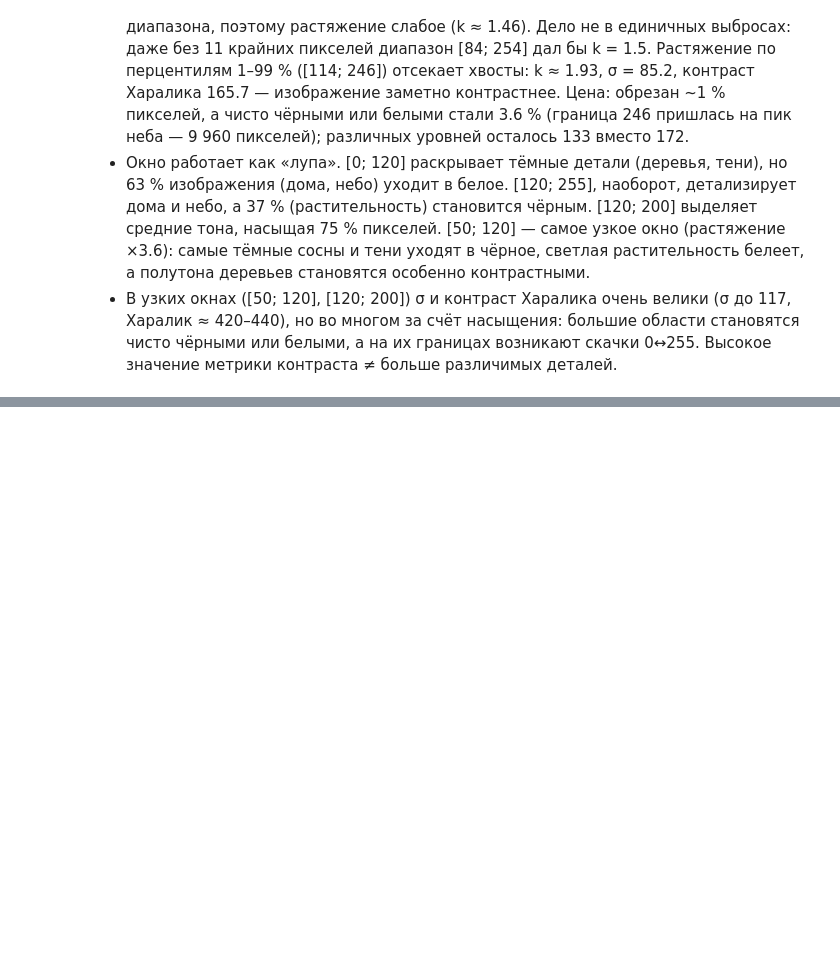
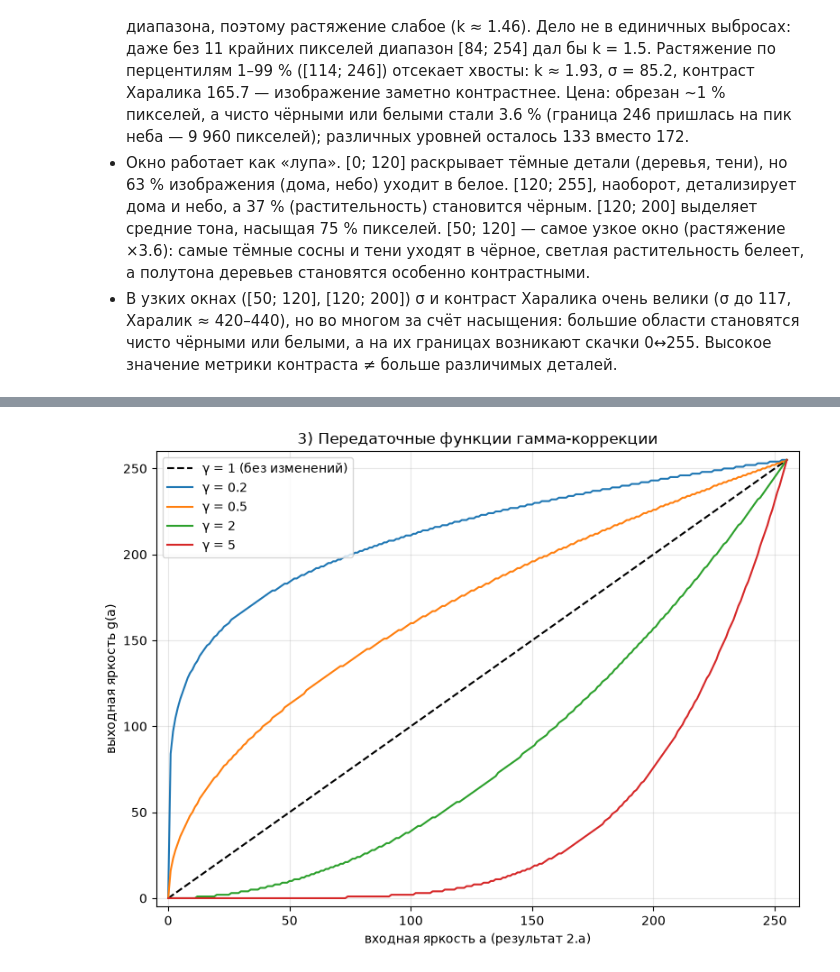
Before and after one commit to forbxpg/cv, a Jupyter notebook: lab1.ipynb, the cells around one changed output, grey strips where cells are left out. Cells and saved outputs as stored; diff of their text form; code cells hidden in the pictures; blank space fills up the shorter version.

```diff
--- a/lab1.ipynb
+++ b/lab1.ipynb
@@ -537,0 +584,19 @@ window совпадает с skimage.exposure.rescale_intensity для min-max,
+# %%
+levels = np.arange(P, dtype=np.uint8)
+fig, ax = plt.subplots(figsize=(8, 6))
+ax.plot(levels, levels, "k--", label="γ = 1 (без изменений)")
+for g in GAMMAS:
+    ax.plot(levels, window(levels, 0, P - 1, gamma=g), label=f"γ = {g}")
+# поля по краям, чтобы концы кривых не сливались с рамкой
+ax.set_xlim(-5, P + 4)
+ax.set_ylim(-5, P + 4)
+ax.set_xlabel("входная яркость a (результат 2.а)")
+ax.set_ylabel("выходная яркость g(a)")
+ax.set_title("3) Передаточные функции гамма-коррекции")
+ax.grid(alpha=0.3)
+ax.legend()
+fig.tight_layout()
+fig.savefig(FIGURES / "03_gamma_transfer.png", dpi=150)
+plt.show()
+# %% [output]
+[figure, added]
```
Also changed, not shown: parts of 9 cells of this notebook, 4 other files.
